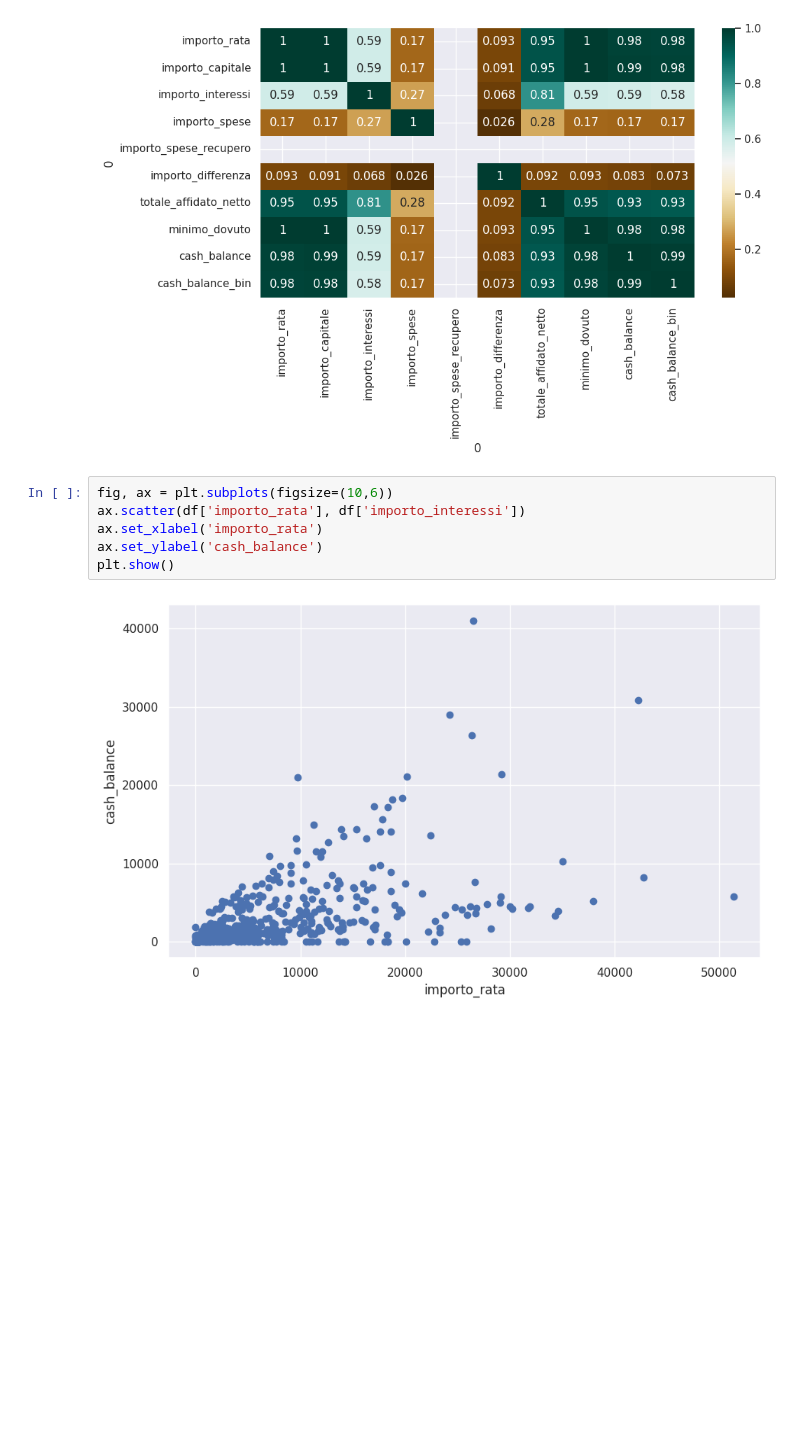
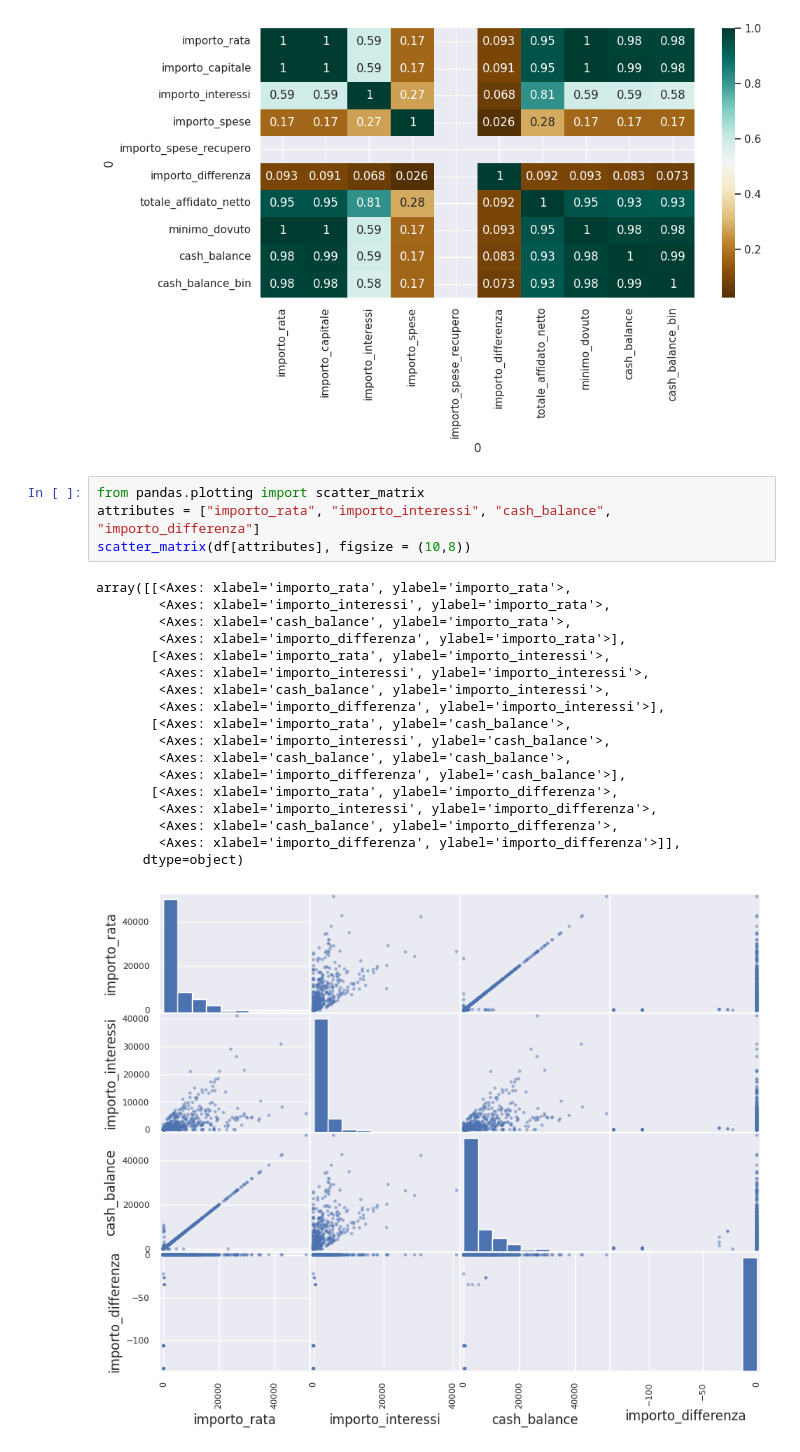
Before and after one commit to leptoquark/data-analysis, a Jupyter notebook: data_analysis_v2.ipynb, the cells around one changed output. Drawn from its saved outputs; the diff is of its cells as text; blank space fills up the shorter version.

```diff
--- a/data_analysis_v2.ipynb
+++ b/data_analysis_v2.ipynb
@@ -185,12 +173,27 @@ c
 | cash_balance | 0.984654 | 0.985832 | 0.586441 | 0.166120 | NaN | ... |
 | cash_balance_bin | 0.980533 | 0.981673 | 0.577150 | 0.165363 | NaN | ... |
 [figure]
-# %%
-fig, ax = plt.subplots(figsize=(10,6))
-ax.scatter(df['importo_rata'], df['importo_interessi'])
-ax.set_xlabel('importo_rata')
-ax.set_ylabel('cash_balance')
-plt.show()
-# %% [output]
-[figure, removed]
+# %%
+from pandas.plotting import scatter_matrix
+attributes = ["importo_rata", "importo_interessi", "cash_balance", "importo_differenza"]
+scatter_matrix(df[attributes], figsize = (10,8))
+# %% [output]
+array([[<Axes: xlabel='importo_rata', ylabel='importo_rata'>,
+        <Axes: xlabel='importo_interessi', ylabel='importo_rata'>,
+        <Axes: xlabel='cash_balance', ylabel='importo_rata'>,
+        <Axes: xlabel='importo_differenza', ylabel='importo_rata'>],
+       [<Axes: xlabel='importo_rata', ylabel='importo_interessi'>,
+        <Axes: xlabel='importo_interessi', ylabel='importo_interessi'>,
+        <Axes: xlabel='cash_balance', ylabel='importo_interessi'>,
+        <Axes: xlabel='importo_differenza', ylabel='importo_interessi'>],
+       [<Axes: xlabel='importo_rata', ylabel='cash_balance'>,
+        <Axes: xlabel='importo_interessi', ylabel='cash_balance'>,
+        <Axes: xlabel='cash_balance', ylabel='cash_balance'>,
+        <Axes: xlabel='importo_differenza', ylabel='cash_balance'>],
+       [<Axes: xlabel='importo_rata', ylabel='importo_differenza'>,
+        <Axes: xlabel='importo_interessi', ylabel='importo_differenza'>,
+        <Axes: xlabel='cash_balance', ylabel='importo_differenza'>,
+        <Axes: xlabel='importo_differenza', ylabel='importo_differenza'>]],
+      dtype=object)
+[figure, added]
 # %%
```
Also changed, not shown: parts of 23 cells of this notebook.
